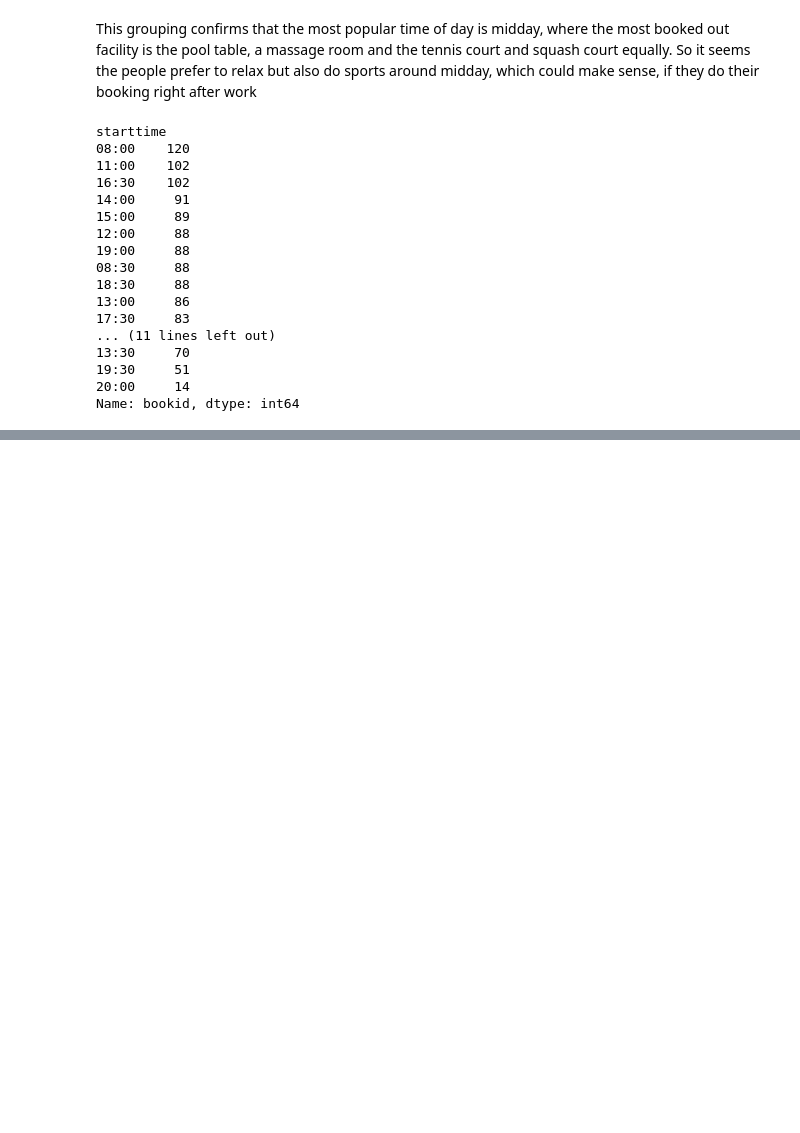
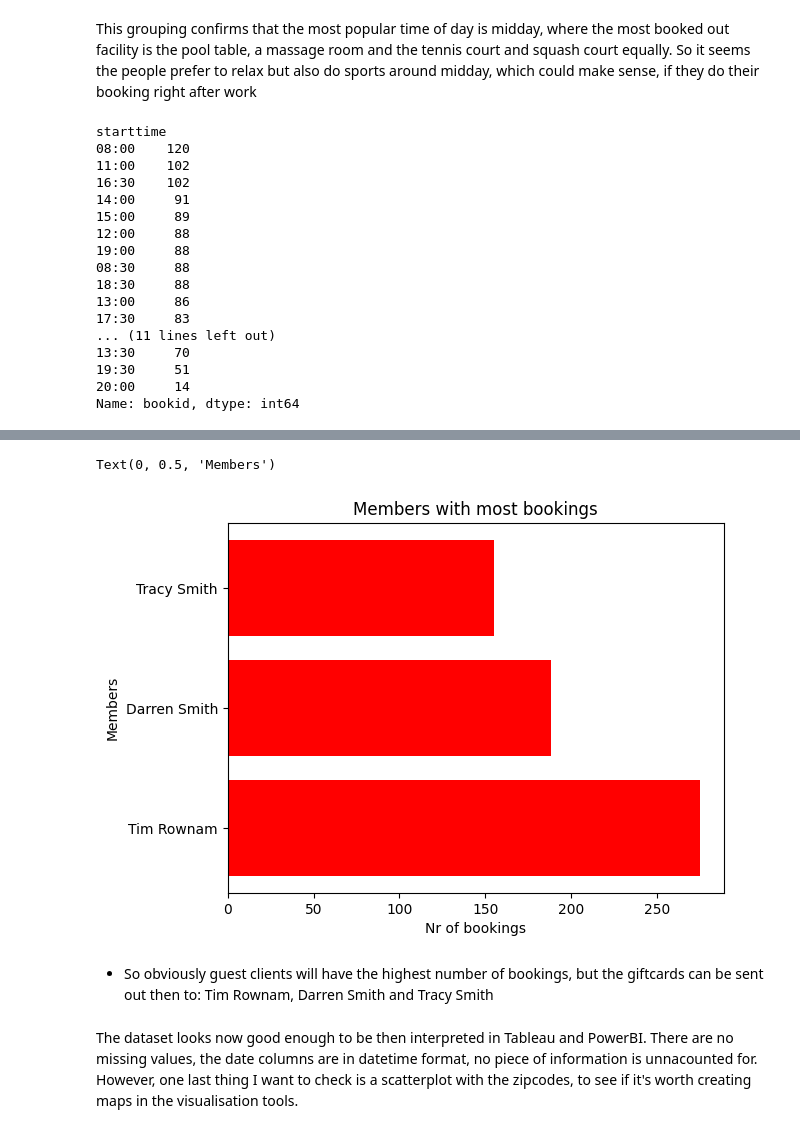
Before and after one commit to MarkusZetes/Personal-Projects, a Jupyter notebook: Analysis of sports and entertainment company using mySQL, Python, Tableau or PowerBI.ipynb, the cells around one changed output, grey strips where cells are left out. Saved outputs shown, nothing was run; the diff lists cells and outputs as text; code cells hidden in the pictures; blank space fills up the shorter version.

```diff
--- a/Analysis of sports and entertainment company using mySQL, Python, Tableau or PowerBI.ipynb
+++ b/Analysis of sports and entertainment company using mySQL, Python, Tableau or PowerBI.ipynb
@@ -278,0 +279,6 @@ Again we come across an interesting insight, a lot of people prefer to book some
+# %%
+df['member_name'] = df['firstname'] +' '+ df['surname']
+# %%
+# We can drop the two previous name columns:
+
+df = df.drop(['firstname', 'surname'], axis = 1)
@@ -278,0 +296,2 @@ Again we come across an interesting insight, a lot of people prefer to book some
+# %%
+df['member_name'] = df['member_name'].apply(lambda x: x.replace('GUEST GUEST', 'Guest'))
@@ -278,0 +307,4 @@ Again we come across an interesting insight, a lot of people prefer to book some
+# %%
+top_members = df.groupby('member_name')['bookid'].count()
+top_members = top_members.sort_values(ascending=False)
+top_members
@@ -278,0 +329,14 @@ Again we come across an interesting insight, a lot of people prefer to book some
+# %%
+#let's find the members with the highest bookings visually:
+
+plt.barh(top_members[1:4].index, top_members[1:4], color = 'red')
+plt.title('Members with most bookings')
+plt.xlabel('Nr of bookings', fontsize = 10)
+plt.ylabel('Members')
+# %% [output]
+Text(0, 0.5, 'Members')
+[figure, added]
+# %% [markdown]
+- So obviously guest clients will have the highest number of bookings, but the giftcards can be sent out then to: Tim Rownam, Darren Smith and Tracy Smith
+# %% [markdown]
+The dataset looks now good enough to be then interpreted in Tableau and PowerBI. There are no missing values, the date columns are in datetime format, no piece of information is unnacounted for. However, one last thing I want to check is a scatterplot with the zipcodes, to see if it's worth creating maps in the visualisation tools.
```
Also changed, not shown: parts of 32 cells of this notebook.
